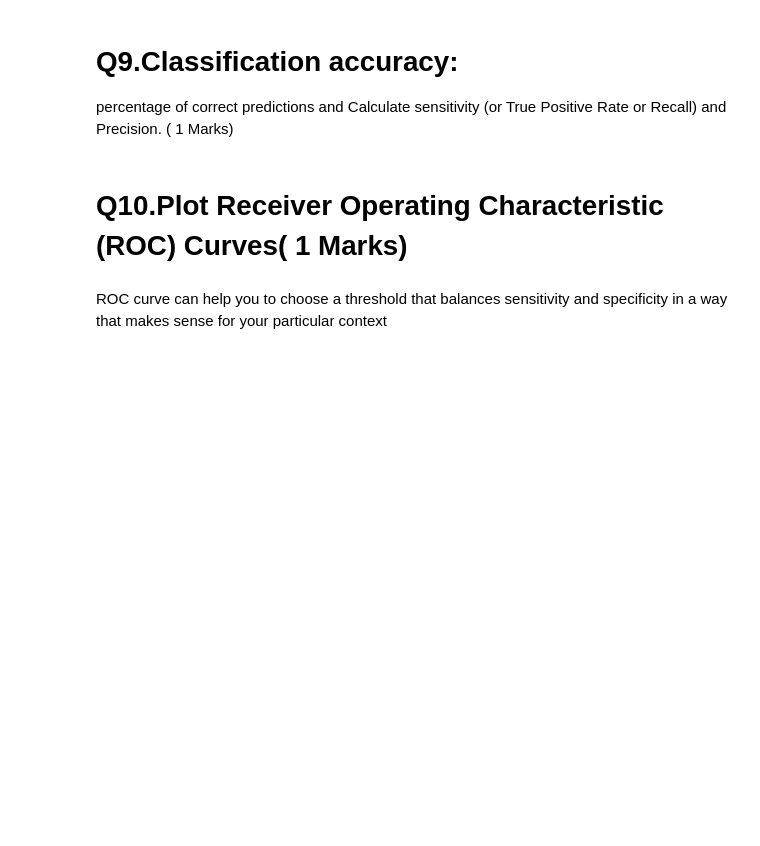
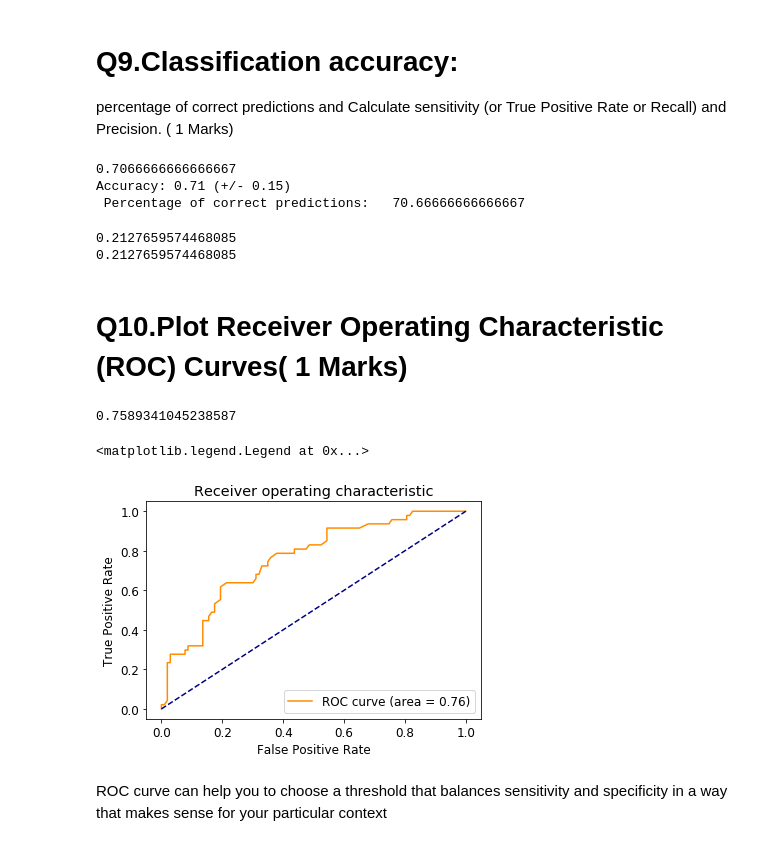
Before and after one commit to GreatLearningAIML1/bangalore-feb-batch-rabigarg, a Jupyter notebook: R4_External_Lab_Validation_Accuracy.ipynb, the cells around one changed output. Drawn from its saved outputs; the diff is of its cells as text; code cells hidden in the pictures; blank space fills up the shorter version.

Commit message:
correct file uploaded

```diff
--- a/R4_External_Lab_Validation_Accuracy.ipynb
+++ b/R4_External_Lab_Validation_Accuracy.ipynb
@@ -270,0 +255,23 @@ TypeError: unhashable type: 'numpy.ndarray'
+# %%
+from sklearn.model_selection import KFold
+from sklearn import metrics
+#kf=KFold(n_splits=num_folds,shuffle=True,random_state=77)
+list_mse=[]
+sc=StandardScaler()
+X=sc.fit_transform(X)
+Y=sc.fit_transform(y)
+X=X.astype('int')
+Y=Y.astype('int')
+Accuracy_score=[]
+for train,test in kf.split(X,Y):
+    Xtrain,Xtest=X[train,:],X[test,:]
+    Ytrain,Ytest=Y[train],Y[test]
+    Rf_model.fit(Xtrain,Ytrain)
+    Y_predict = Rf_model.predict(Xtest)
+    #mse=np.sum((Ytest-Y_predict)**2)/len(Ytest)
+    #mse=metrics.mean_squared_error(Ytest,Y_predict)
+    acc1=metrics.accuracy_score(Ytest,Y_predict)
+    Accuracy_score.append(acc1)
+    print(acc1)
+
+print("Mean Accuracy score: %0.02f (+/- %0.5f) [%s]" % (np.mean(Accuracy_score), np.std(Accuracy_score), 'RF' ))
@@ -278,10 +325,62 @@ TypeError: unhashable type: 'numpy.ndarray'
 # Q9.Classification accuracy:
 percentage of correct predictions and Calculate sensitivity (or True Positive Rate or Recall) and Precision.
 ( 1 Marks)
+# %%
+# calculate accuracy
+from sklearn import metrics
+print(metrics.accuracy_score(y_test, y_pred))
+
+print("Accuracy: %0.2f (+/- %0.2f)" % (accuracies.mean(), accuracies.std() * 2))
+
+#print(metrics.confusion_matrix(y_train, y_pred))
+
+TP = conf_mat[1, 1]
+TN = conf_mat[0, 0]
+FP = conf_mat[0, 1]
+FN = conf_mat[1, 0]
+
+#TP = 12
+#TN = 192
+#FP = 22
+#FN = 74
+
+print(' Percentage of correct predictions:  ',((TP + TN) / float(TP + TN + FP + FN) * 100))
+# %% [output]
+0.7066666666666667
+Accuracy: 0.71 (+/- 0.15)
+ Percentage of correct predictions:   70.66666666666667
+# %%
+#Sensitivity
+sensitivity = TP / float(FN + TP)
+
+print(sensitivity)
+print(metrics.recall_score(y_test, y_pred))
+# %% [output]
+0.2127659574468085
+0.2127659574468085
 # %% [markdown]
 # Q10.Plot Receiver Operating Characteristic (ROC) Curves( 1 Marks)
 # %%
 #Hint: Use roc_curve
+# %%
+#Hint: Use roc_curve
+from sklearn.metrics import roc_curve, auc
+y_predictProb = Rf_model.predict_proba(X_test)
+fpr, tpr, thresholds = roc_curve(y_test, y_predictProb[::,1])
+roc_auc = auc(fpr, tpr)
+roc_auc
+# %% [output]
+0.7589341045238587
+# %%
+plt.plot(fpr, tpr,  color='darkorange', label='ROC curve (area = %0.2f)' % roc_auc)
+plt.plot([0, 1], [0, 1], color='navy', linestyle='--')
+plt.xlabel('False Positive Rate')
+plt.ylabel('True Positive Rate')
+plt.title('Receiver operating characteristic')
+plt.legend(loc="lower right")
+# %% [output]
+<matplotlib.legend.Legend at 0x...>
+[figure, added]
 # %% [markdown]
 ROC curve can help you to choose a threshold that balances sensitivity and specificity in a way that makes sense for your particular context
 # %% [markdown]
```
Also changed, not shown: parts of 11 cells of this notebook.
